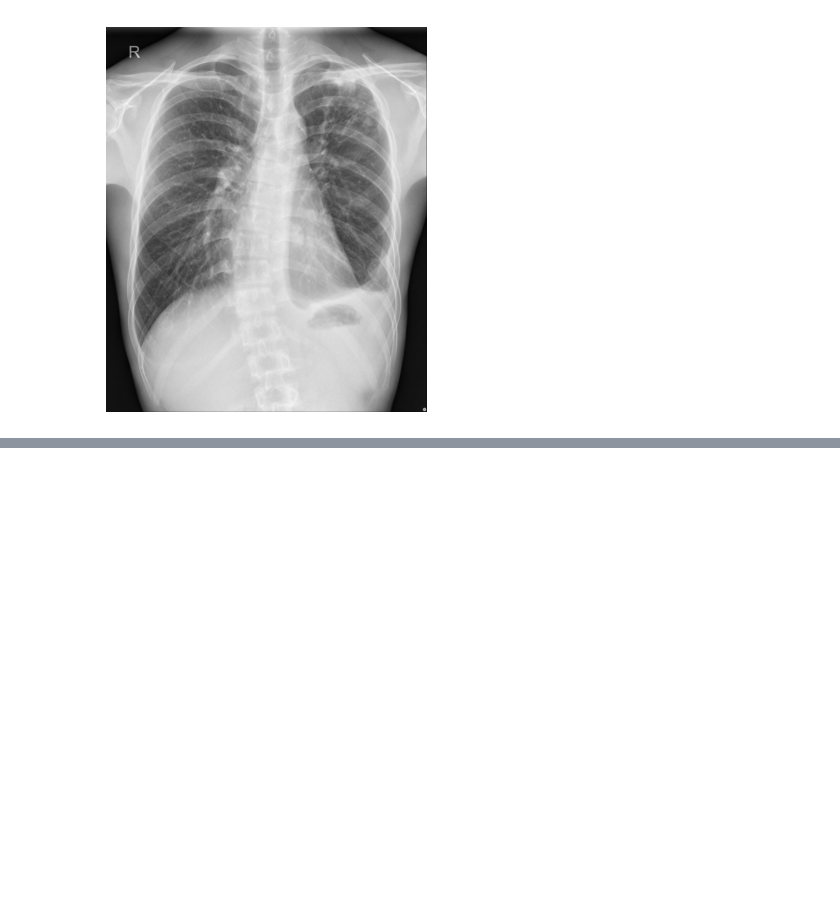
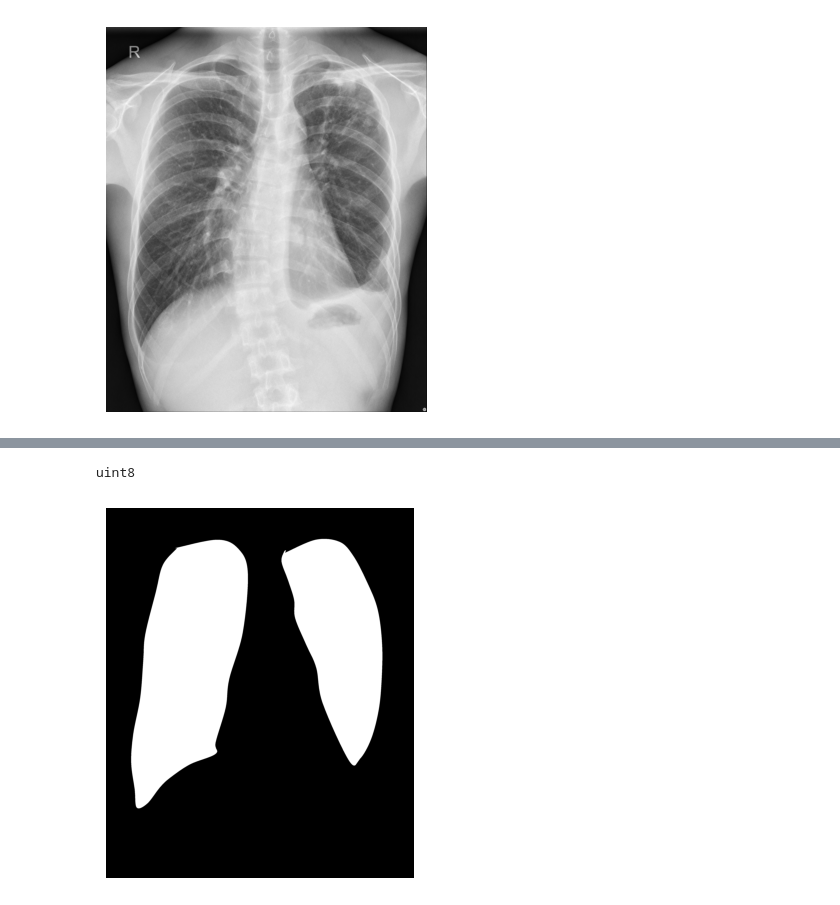
Before and after one commit to OliverViola/ET-SAM, a Jupyter notebook: CXR/post_process.ipynb, the cells around one changed output, grey strips where cells are left out. Cells and saved outputs as stored; diff of their text form; code cells hidden in the pictures; blank space fills up the shorter version.

```diff
--- a/CXR/post_process.ipynb
+++ b/CXR/post_process.ipynb
@@ -161,0 +125,14 @@ plt.show()
+# %%
+gt = np.array(Image.open('/root/lung-segment/masks/0-mask.png'))
+print(gt.dtype)
+plt.imshow(gt, cmap='gray')
+plt.axis("off")
+plt.show()
+# print(np_img.astype(np.uint8).any() not in [0, 1])
+# gt_edge = torch_sobel_edge(torch.tensor(gt).unsqueeze(0))[0][0].numpy()
+# plt.imshow(gt_edge, cmap='gray')
+# plt.axis("off")
+# plt.show()
+# %% [output]
+uint8
+[figure, added]
```
Also changed, not shown: parts of 15 cells of this notebook, 22 other files.
